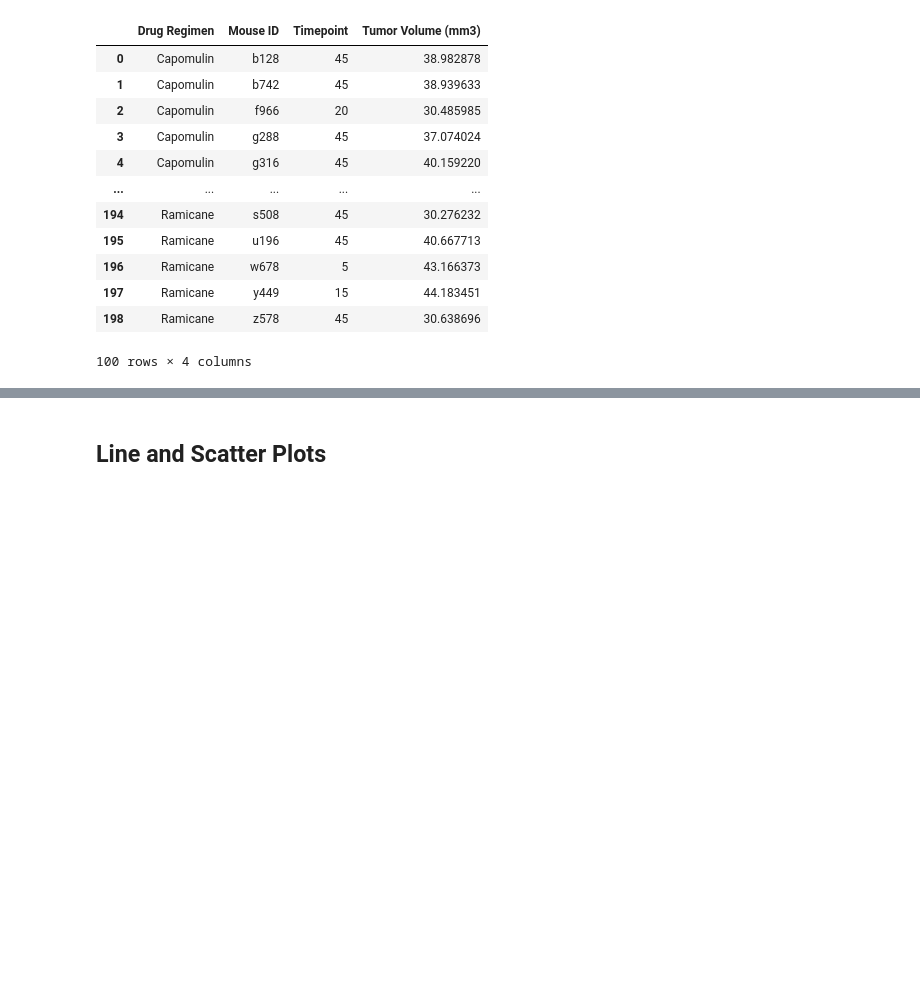
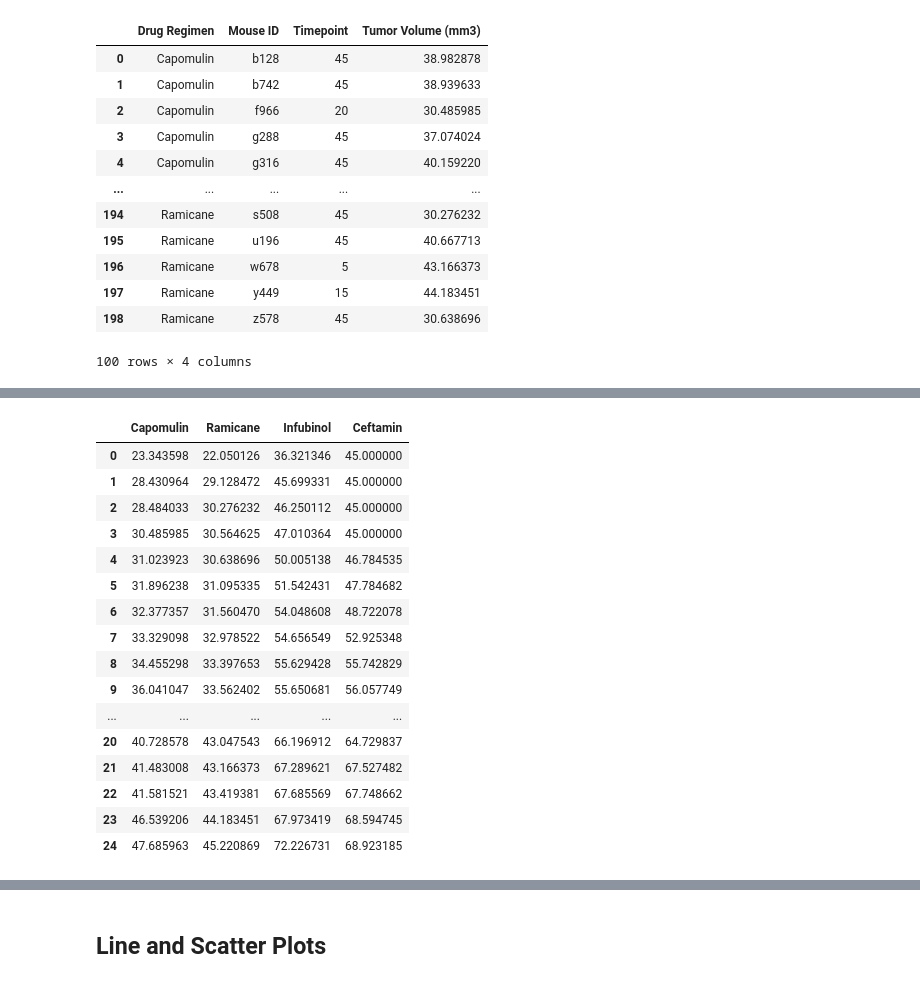
Before and after one commit to AleidvdZ/Module_5_Pymaceuticals, a Jupyter notebook: Pymaceuticals_AvdZ.ipynb, the cells around one changed output, grey strips where cells are left out. Cells and saved outputs as stored; diff of their text form; code cells hidden in the pictures; blank space fills up the shorter version.

```diff
--- a/Pymaceuticals_AvdZ.ipynb
+++ b/Pymaceuticals_AvdZ.ipynb
@@ -317,39 +317,36 @@ red_treatind
 # %%
 # Determine outliers using upper and lower bounds
 
-outliers = []
+# Sort df to id outliers
+tempdfsrt = red_treatind.sort_values(by=["Drug Regimen",'Tumor Volume (mm3)'])
 
+# Create empty dataframe to add data to for graphing
+vol = pd.DataFrame()
+
+# identify treatments to analyze
 treatments = ["Capomulin", "Ramicane", "Infubinol", "Ceftamin"]
+
 for t in range(len(treatments)):
     treatment = treatments[t]
 
-    tempdf = red_treatind.loc[treatment]
-    tempdfsrt = tempdf.sort_values(by=['Tumor Volume (mm3)'])
-#     print(tempdfsrt)
+    # Create a temp df for just one drug treatment
+    onedrug = tempdfsrt.loc[tempdfsrt["Drug Regimen"] == treatment]
+    onedrug = onedrug.reset_index()
+    onedrug = onedrug.drop(columns=['index'])
 
-    quartiles = tempdfsrt['Tumor Volume (mm3)'].quantile([.25,.5,.75])
+    # Calculate the IQR and quantitatively determine if there are any potential outliers.
+    quartiles = onedrug['Tumor Volume (mm3)'].quantile([.25,.5,.75])
     lowerq = quartiles[0.25]
     upperq = quartiles[0.75]
     iqr = upperq-lowerq
     lower_bound = lowerq - (1.5*iqr)
     upper_bound = upperq + (1.5*iqr)
 
-    for s in range(len(tempdfsrt['Tumor Volume (mm3)'])):
-#         df.index < 6) & (df.A == 0), 'C'] =
-        if [(tempdfsrt.index == treatment) & (tempdfsrt['Tumor Volume (mm3)'] < lower_bound) | (tempdfsrt['Tumor Volume (mm3)'] > upper_bound)]:
-            outliers.append(tempdfsrt["Tumor Volume (mm3)"])
-        else:
-            pass
+    for s in range(len(onedrug['Tumor Volume (mm3)'])):
+        outlier = onedrug[(onedrug['Tumor Volume (mm3)'] < lower_bound) | (tempdfsrt['Tumor Volume (mm3)'] > upper_bound)]
 
-print (outliers)
-#     print(lower_bound)
-#     print(upper_bound)
-#     20.70456164999999
-#     51.83201549
-#     17.912664470000003
-#     54.30681135
-#     36.83290494999999
-#     82.74144559000001
-#     25.355449580000002
-#     87.66645829999999
+    print(f"{treatment}'s potential outliers: {outlier}")
+
+    # saving values for next input
+    vol[treatment] = onedrug.iloc[:,1]
 # %% [output]
@@ -532 +364,21 @@ for treatment in treatments
+# %%
+vol
+# %% [output]
+|  | Capomulin | Ramicane | Infubinol | Ceftamin |
+| 0 | 23.343598 | 22.050126 | 36.321346 | 45.000000 |
+| 1 | 28.430964 | 29.128472 | 45.699331 | 45.000000 |
+| 2 | 28.484033 | 30.276232 | 46.250112 | 45.000000 |
+| 3 | 30.485985 | 30.564625 | 47.010364 | 45.000000 |
+| 4 | 31.023923 | 30.638696 | 50.005138 | 46.784535 |
+| 5 | 31.896238 | 31.095335 | 51.542431 | 47.784682 |
+| 6 | 32.377357 | 31.560470 | 54.048608 | 48.722078 |
+| 7 | 33.329098 | 32.978522 | 54.656549 | 52.925348 |
+| 8 | 34.455298 | 33.397653 | 55.629428 | 55.742829 |
+| 9 | 36.041047 | 33.562402 | 55.650681 | 56.057749 |
+| ... | ... | ... | ... | ... |
+| 20 | 40.728578 | 43.047543 | 66.196912 | 64.729837 |
+| 21 | 41.483008 | 43.166373 | 67.289621 | 67.527482 |
+| 22 | 41.581521 | 43.419381 | 67.685569 | 67.748662 |
+| 23 | 46.539206 | 44.183451 | 67.973419 | 68.594745 |
+| 24 | 47.685963 | 45.220869 | 72.226731 | 68.923185 |
 # %%
```
Also changed, not shown: parts of 10 cells of this notebook, 1 other file.
